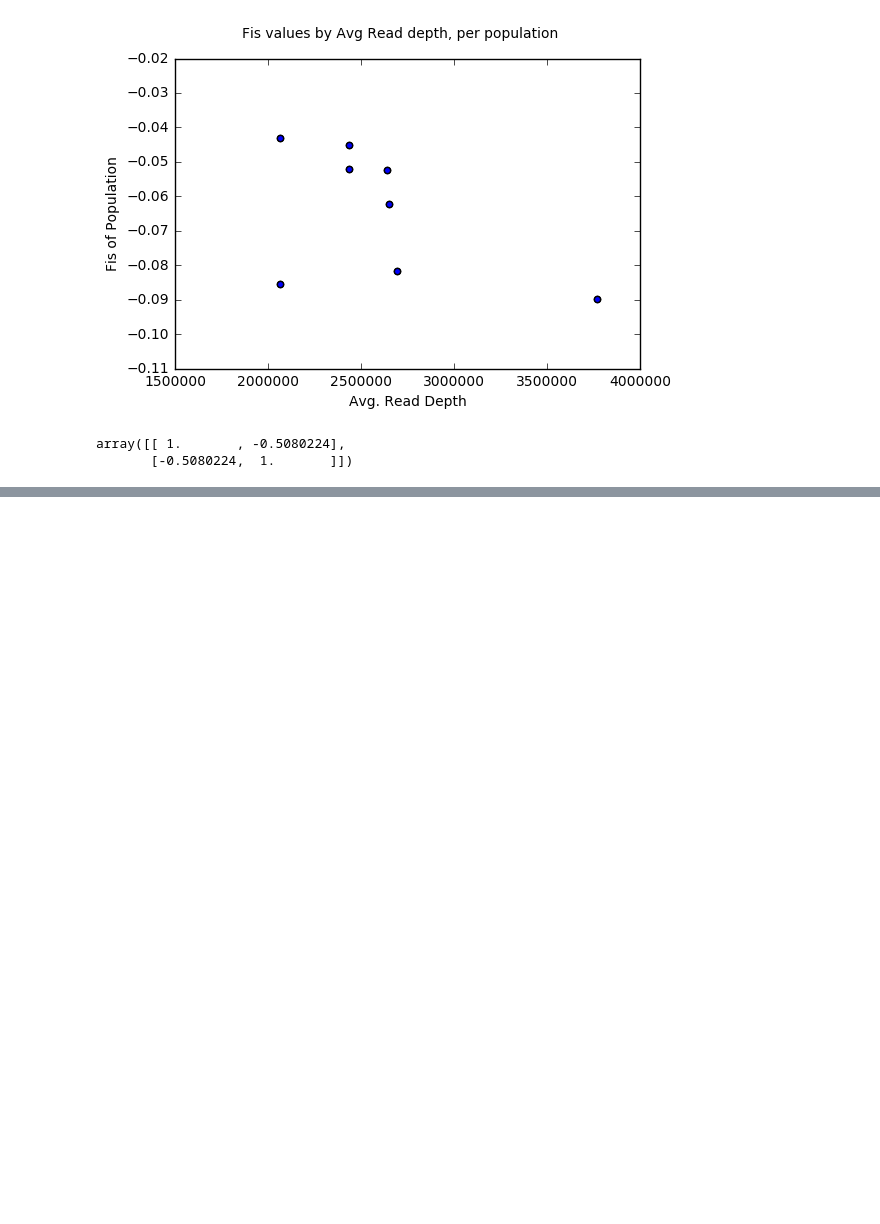
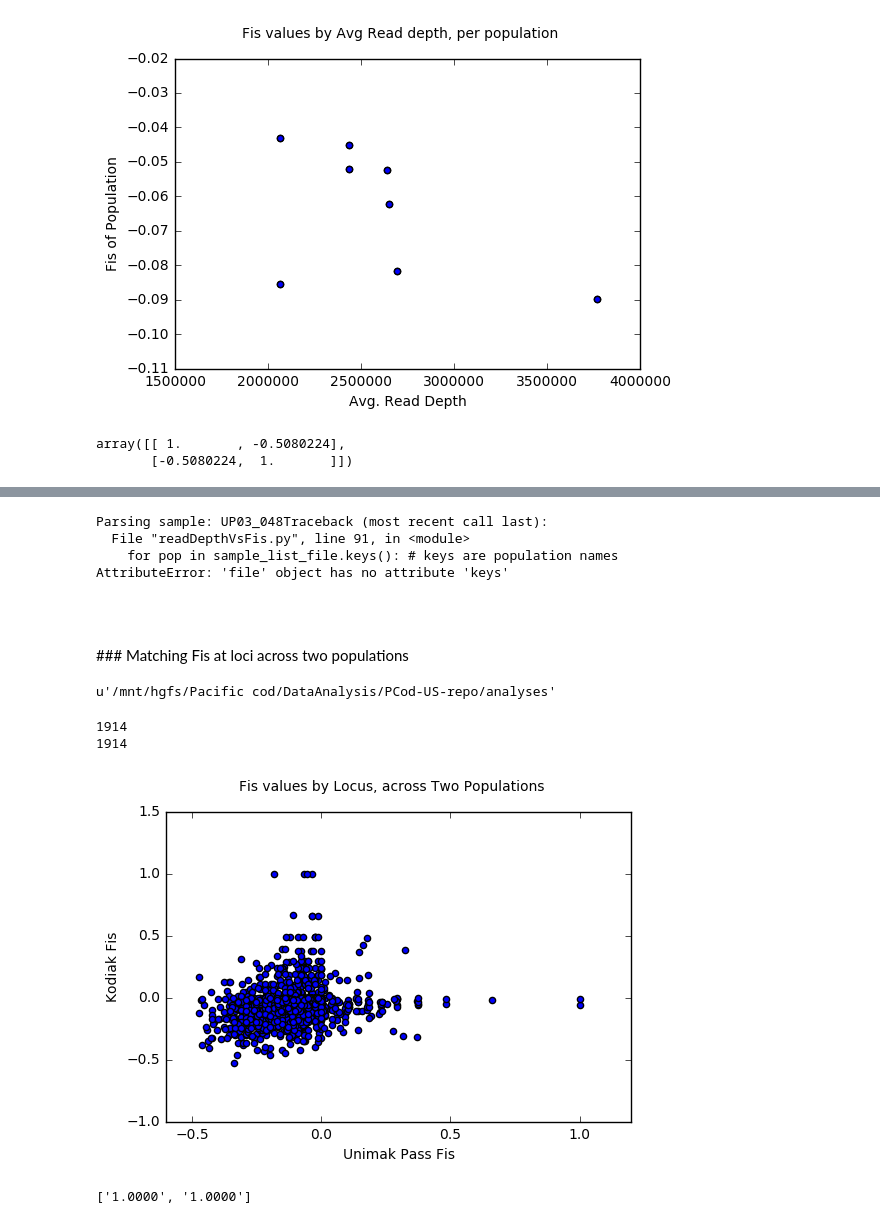
Before and after one commit to mfisher5/PCod-US-repo, a Jupyter notebook: notebooks/Stacks batch 2 - data visualization.ipynb, the cells around one changed output, grey strips where cells are left out. Saved outputs shown, nothing was run; the diff lists cells and outputs as text; code cells hidden in the pictures; blank space fills up the shorter version.

```diff
--- a/notebooks/Stacks batch 2 - data visualization.ipynb
+++ b/notebooks/Stacks batch 2 - data visualization.ipynb
@@ -1073,7 +1073,7 @@ for line in infile:
     else:
         sampID = line.strip().split()[0]
         missing = line.count("0000")
-        genotyped = float(6959)-float(missing)
+        genotyped = float(2959)-float(missing)
         missing_data[sampID] = genotyped
         sample_count += 1
 infile.close()
@@ -1325,0 +1361,55 @@ array([[ 1.       , -0.5080224],
+# %%
+!python readDepthVsFis.py \
+-s genepop/batch_2_FinalFiltered_Ind-GenepopPops.txt \
+-d ../stacks_b2_wgenome \
+-o batch_2_depthVfis.txt \
+-f genepop/batch_2_INFgenepop_parsed_output.txt \
+# %% [output]
+Parsing sample: UP03_048Traceback (most recent call last):
+  File "readDepthVsFis.py", line 91, in <module>
+    for pop in sample_list_file.keys(): # keys are population names
+AttributeError: 'file' object has no attribute 'keys'
+# %% [markdown]
+
+
+
+<br>
+<br>
+### Matching Fis at loci across two populations
+# %%
+pwd
+# %% [output]
+u'/mnt/hgfs/Pacific cod/DataAnalysis/PCod-US-repo/analyses'
+# %%
+infile = open("genepop/batch_2_INFgenepop_parsed_output.txt", "r")
+
+kod_dict = {}
+
+up_dict = {}
+
+for line in infile:
+    if "locus" not in line:
+        if line.startswith("KOD"):
+            linelist = line.strip().split()
+            kod_dict[linelist[1]] = linelist[4]
+        elif line.startswith("UP"):
+            linelist = line.strip().split()
+            up_dict[linelist[1]] = linelist[4]
+infile.close()
+
+
+loci_listk = kod_dict.keys()
+loci_listu = up_dict.keys()
+
+fis_kod = []
+fis_up = []
+
+for locus in loci_listk:
+    if locus in loci_listu:
+        fis_kod.append(kod_dict[locus])
+        fis_up.append(up_dict[locus])
+print len(fis_kod)
+print len(fis_up)
+# %% [output]
+1914
+1914
@@ -1325,0 +1420,16 @@ array([[ 1.       , -0.5080224],
+# %%
+#create scatterplot
+
+plt.scatter(fis_kod, fis_up)
+
+plt.suptitle("Fis values by Locus, across Two Populations")
+plt.ylabel("Kodiak Fis")
+plt.xlabel("Unimak Pass Fis")
+
+plt.show()
+# %% [output]
+[figure, added]
+# %%
+print [i for i in fis_kod if float(i) > 0.98]
+# %% [output]
+['1.0000', '1.0000']
```
Also changed, not shown: parts of 32 cells of this notebook, 1 other file.
